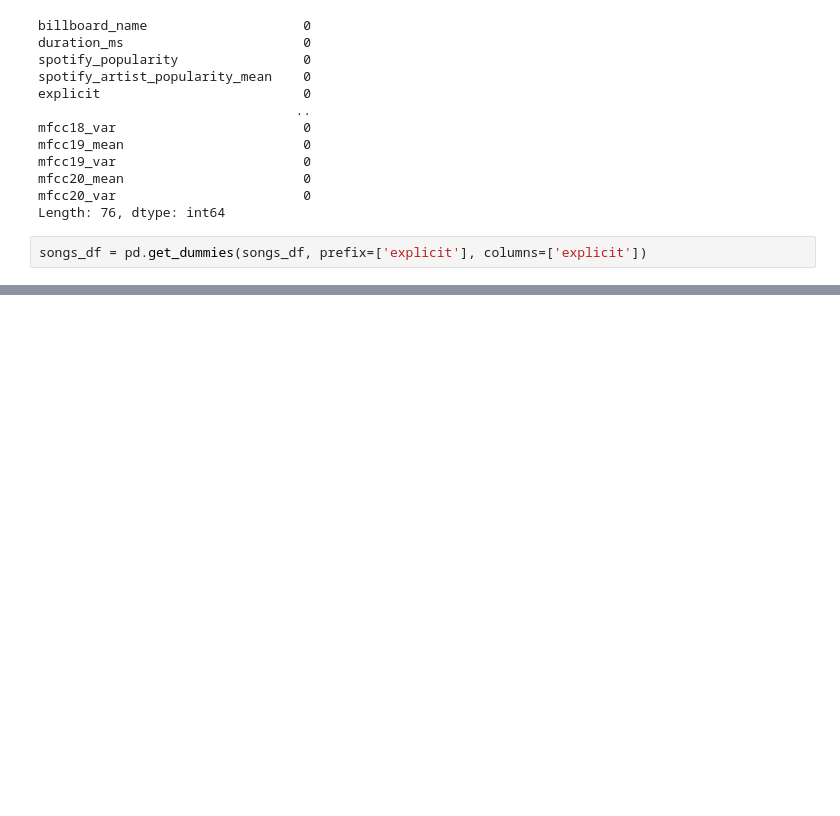
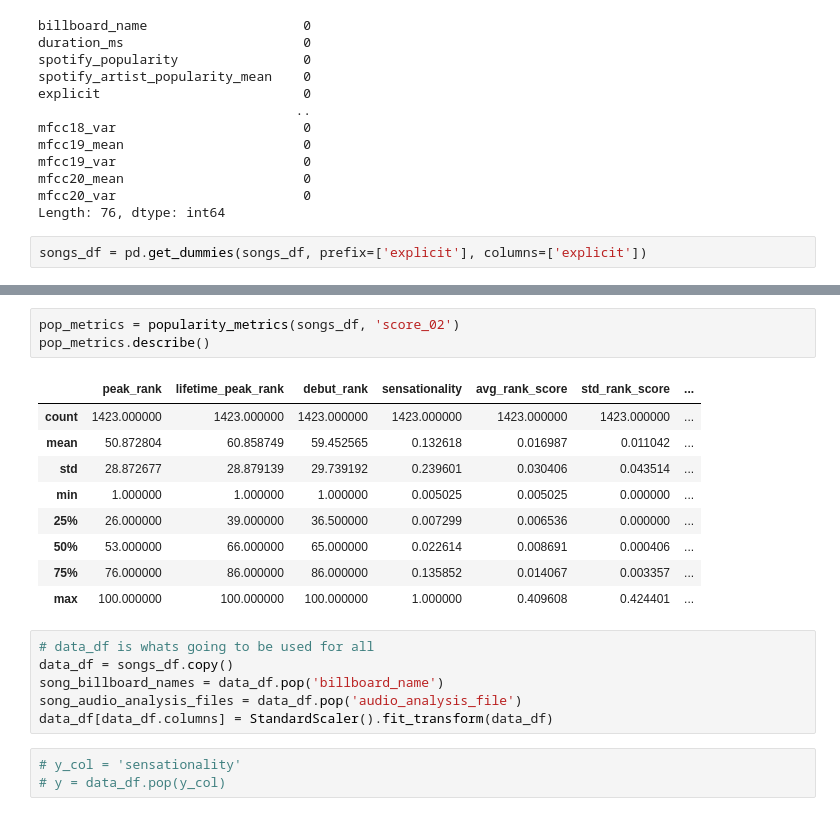
Before and after one commit to Santius0/comp-6940-project, a Jupyter notebook: notebooks/eda.ipynb, the cells around one changed output, grey strips where cells are left out. Saved outputs shown, nothing was run; the diff lists cells and outputs as text; blank space fills up the shorter version.

```diff
--- a/notebooks/eda.ipynb
+++ b/notebooks/eda.ipynb
@@ -120,0 +187,22 @@ array([[-479.9394, -479.9394, -479.9394, ..., -479.9394, -479.9394,
+# %%
+pop_metrics = popularity_metrics(songs_df, 'score_02')
+pop_metrics.describe()
+# %% [output]
+|  | peak_rank | lifetime_peak_rank | debut_rank | sensationality | avg_rank_score | std_rank_score | ... |
+| count | 1423.000000 | 1423.000000 | 1423.000000 | 1423.000000 | 1423.000000 | 1423.000000 | ... |
+| mean | 50.872804 | 60.858749 | 59.452565 | 0.132618 | 0.016987 | 0.011042 | ... |
+| std | 28.872677 | 28.879139 | 29.739192 | 0.239601 | 0.030406 | 0.043514 | ... |
+| min | 1.000000 | 1.000000 | 1.000000 | 0.005025 | 0.005025 | 0.000000 | ... |
+| 25% | 26.000000 | 39.000000 | 36.500000 | 0.007299 | 0.006536 | 0.000000 | ... |
+| 50% | 53.000000 | 66.000000 | 65.000000 | 0.022614 | 0.008691 | 0.000406 | ... |
+| 75% | 76.000000 | 86.000000 | 86.000000 | 0.135852 | 0.014067 | 0.003357 | ... |
+| max | 100.000000 | 100.000000 | 100.000000 | 1.000000 | 0.409608 | 0.424401 | ... |
+# %%
+# data_df is whats going to be used for all
+data_df = songs_df.copy()
+song_billboard_names = data_df.pop('billboard_name')
+song_audio_analysis_files = data_df.pop('audio_analysis_file')
+data_df[data_df.columns] = StandardScaler().fit_transform(data_df)
+# %%
+# y_col = 'sensationality'
+# y = data_df.pop(y_col)
```
Also changed, not shown: parts of 15 cells of this notebook.
